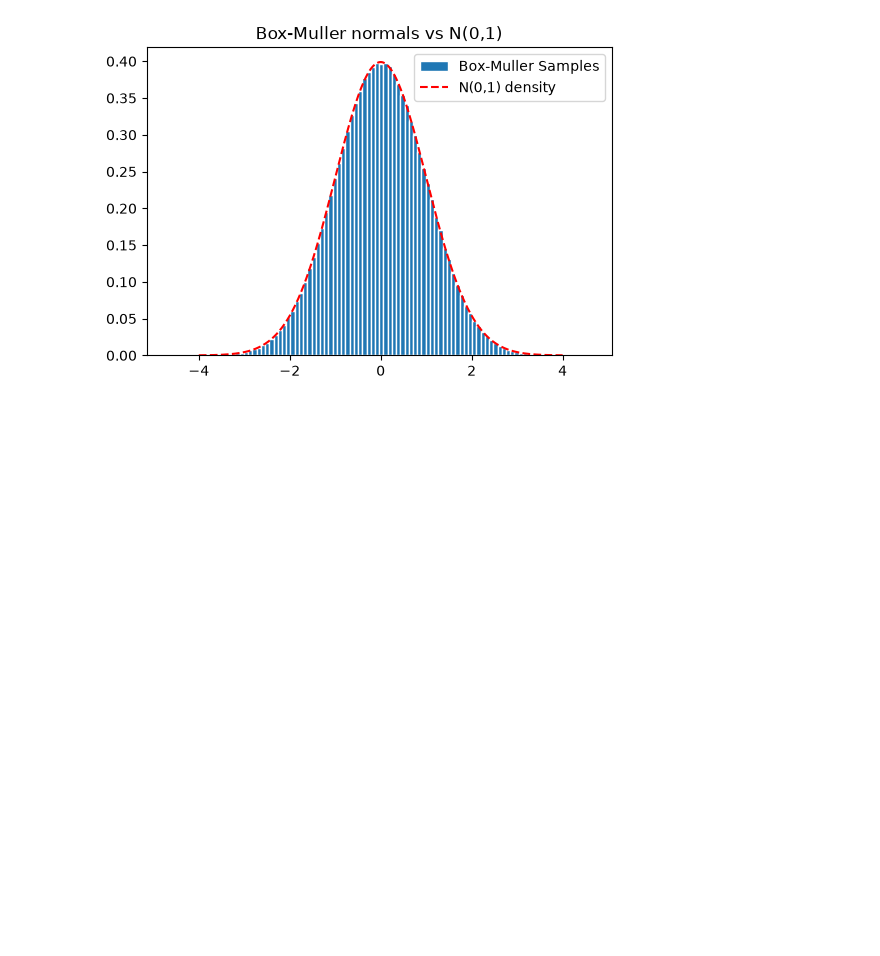
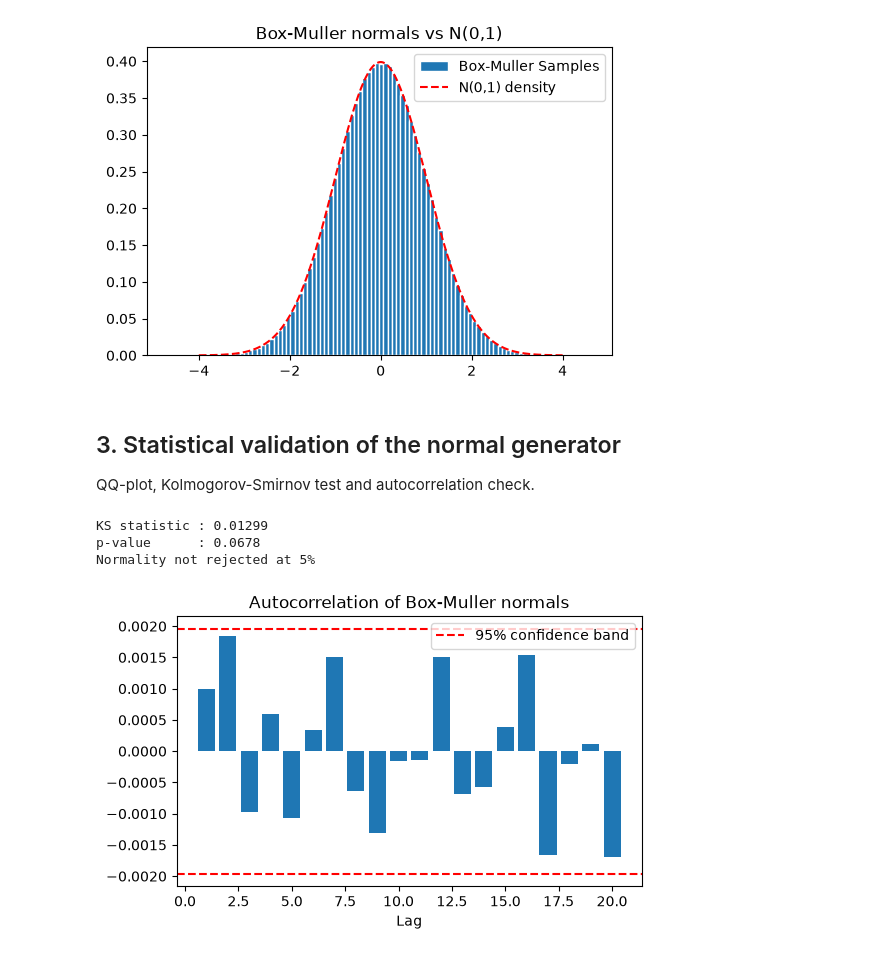
Before and after one commit to Gabrielnstr/American_Options_Pricer, a Jupyter notebook: notebooks/01_random_number_generation.ipynb, the cells around one changed output. Cells and saved outputs as stored; diff of their text form; code cells hidden in the pictures; blank space fills up the shorter version.

Commit message:
test: validate normal generator and add figures

```diff
--- a/notebooks/01_random_number_generation.ipynb
+++ b/notebooks/01_random_number_generation.ipynb
@@ -102,3 +102,42 @@ plt.legend()
 plt.show()
 # %% [output]
 [figure]
+# %% [markdown]
+## 3. Statistical validation of the normal generator
+
+QQ-plot, Kolmogorov-Smirnov test and autocorrelation check.
+# %%
+from scipy.stats import kstest
+
+# Use a subsample: with 1M points the KS test becomes hypersensitive
+sample = z[:10_000]
+stat, pvalue = kstest(sample, "norm")
+
+print(f"KS statistic : {stat:.5f}")
+print(f"p-value      : {pvalue:.4f}")
+print("Normality not rejected at 5%" if pvalue > 0.05 else "Normality rejected at 5%")
+# %% [output]
+KS statistic : 0.01299
+p-value      : 0.0678
+Normality not rejected at 5%
+# %%
+def autocorr(x, lag):
+    x = x - x.mean()
+    return np.dot(x[:-lag], x[lag:] / np.dot(x, x))
+
+lags = range(1, 21)
+acf = [autocorr(z, k) for k in lags]
+
+plt.figure(figsize=(6, 3.5))
+plt.bar(lags, acf)
+
+bound = 1.96 / np.sqrt(len(z))
+
+plt.axhline(bound, color="red", linestyle="--")
+plt.axhline(-bound, color="red", linestyle="--", label="95% confidence band")
+plt.title("Autocorrelation of Box-Muller normals")
+plt.xlabel("Lag")
+plt.legend()
+plt.show()
+# %% [output]
+[figure, added]
```
Also changed, not shown: parts of 1 cell of this notebook, 2 other files.
